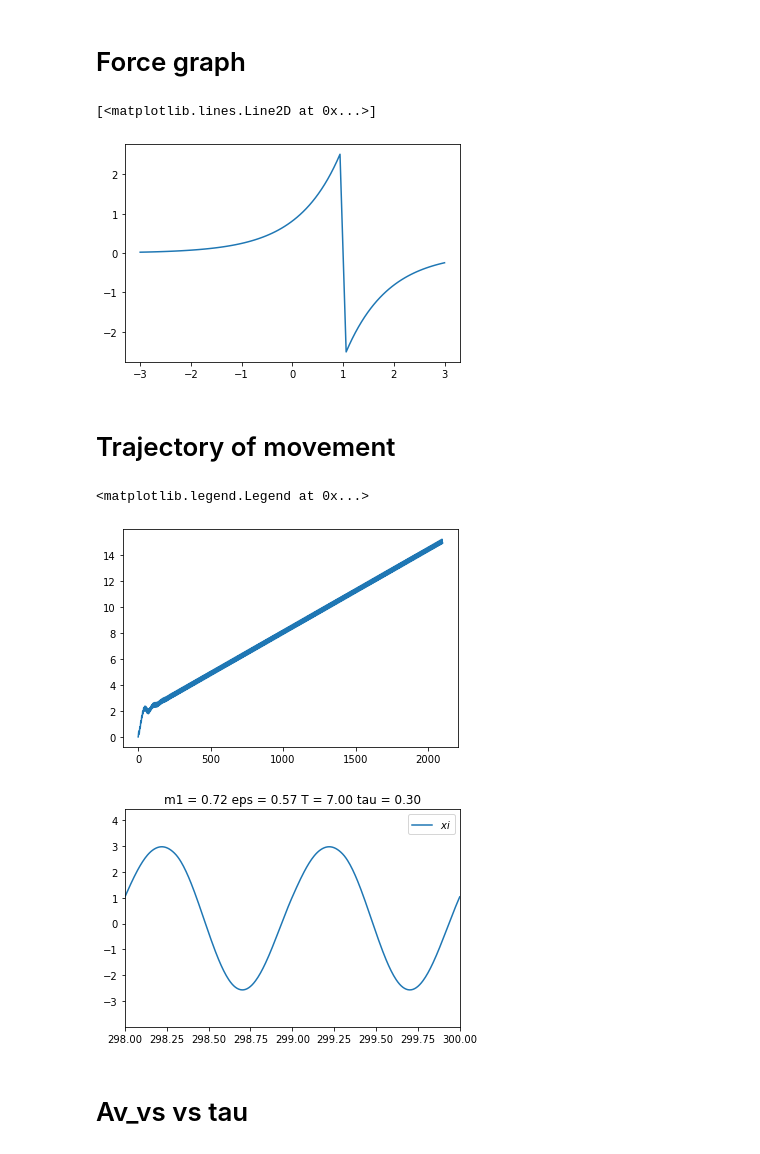
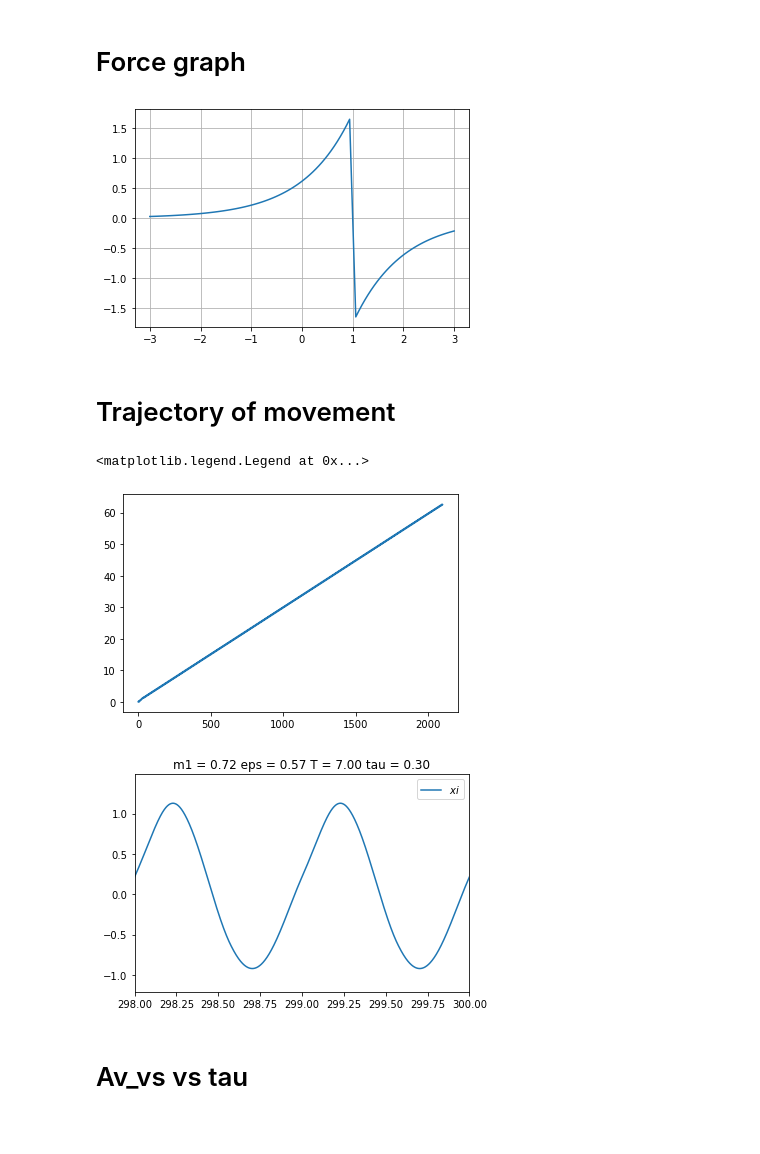
Before and after one commit to xxFirefly/mpc_rl_capsubot, a Jupyter notebook: expore_model.ipynb, the cells around one changed output. Saved outputs shown, nothing was run; the diff lists cells and outputs as text; code cells hidden in the pictures.

```diff
--- a/expore_model.ipynb
+++ b/expore_model.ipynb
@@ -73,18 +73,26 @@ def toDim(x, t, p):
 # %% [markdown]
 # Capsule robot equations
 # %%
-LH = 2500E-3 # length of soleoid
-radius_0 = 8E-3 # diameter of solenoid core
-radius_av = 16E-3
-#N_wires = 700 # just for instance ###TO FIX###
+LH = 2.7                         # length of soleoid
+radius_0 = 7                     # diameter of solenoid core
+radius_av = 16
 S = np.pi * radius_0**2          # where D is diameter of solenoid core
-mju_zero = 4.0 * np.pi * 10E-7  # Размерность: Гн/м
-mju_r = 20.0                  # 1000 is just for start; безрамерная величина
-mju = mju_zero * mju_r        # permeability of the material2
+
+mju_zero = 4.0 * np.pi * 10E-7   # Размерность: Гн/м
+mju_r = 290.0                    # Относительная магнитн. прониц. (Табл. величина, которая для нашего случая подбирается
+                                 # так, чтобы график силы был похож на экспериментальный).
+                                 # из-за того, что мы не знаем магн. прониц. сердечника
+mju = mju_zero * mju_r           # permeability of the material
+
 winding_factor = (radius_0 / radius_av)**2
+
 #gamma = 0.0175 / 0.7854 # resistivity of cupper divided by cross-sectional area of the wire 1 mm
-gamma = 0.008
-alpha = np.log(mju_r)
+gamma = 0.042                    # табл. велич., которая также подбирается по адекватности для нашей модели
+                                 # т.к. мы не знаем диаметр проволоки в катушке (0,042 для диаметра 0,723 мм)
+
+alpha = np.log(mju_r)            # определяет вогнутость экспоненты
+k_shape = 0.5                    # 0.5 - подстроечный коэфф., выбираемый чисто эмпирически. Отвечает за форму экспоненты
+                                 # чем меньше коэфф., тем менее вогнутая экспонента
 
 
 def F_fr(x, eps):
@@ -121,7 +129,7 @@ def final_force_form(t, T, tau, ksi):
     V = PWM_signal()
 
     dx = -(ksi - 1)
-    F = np.sign(dx)*((V**2 * mju) / (8.0 * np.pi * gamma**2 * LH**2)) * winding_factor * alpha * np.exp(-(alpha / LH) * abs(dx))
+    F = np.sign(dx)*((V**2 * mju) / (8.0 * np.pi * gamma**2 * LH**2)) * winding_factor * alpha * np.exp(-(alpha / LH) * abs(dx)*k_shape)
     return F
 
 
@@ -171,10 +221,10 @@ def fr_work(x, t, p):
 # %%
 __ksi = np.linspace(-3, 3, 100)
 __F = [final_force_form(0.6, 1, 0.7, x) for x in __ksi]
 plt.plot(__ksi, __F)
+plt.grid(True)
 # %% [output]
-[<matplotlib.lines.Line2D at 0x...>]
-[figure, old version]
+[figure, new version]
 # %% [markdown]
 # Trajectory of movement
 # %%
@@ -184,7 +234,7 @@ relerr = 1.0e-6
 x0 = [0., 0., 0., 0.]
 #Integration time
 n_periods = 300
-steps_in_period = 200
+steps_in_period = 800
 
 _m1 = m1
 _m2 = m2
@@ -223,8 +273,8 @@ plt.legend()
 # plt.legend()
 # %% [output]
 <matplotlib.legend.Legend at 0x...>
-[figure, old version]
+[figure, new version]
-[figure, old version]
+[figure, new version]
 # %% [markdown]
 # Av_vs vs tau
 # %%
```
Also changed, not shown: parts of 1 cell of this notebook.
